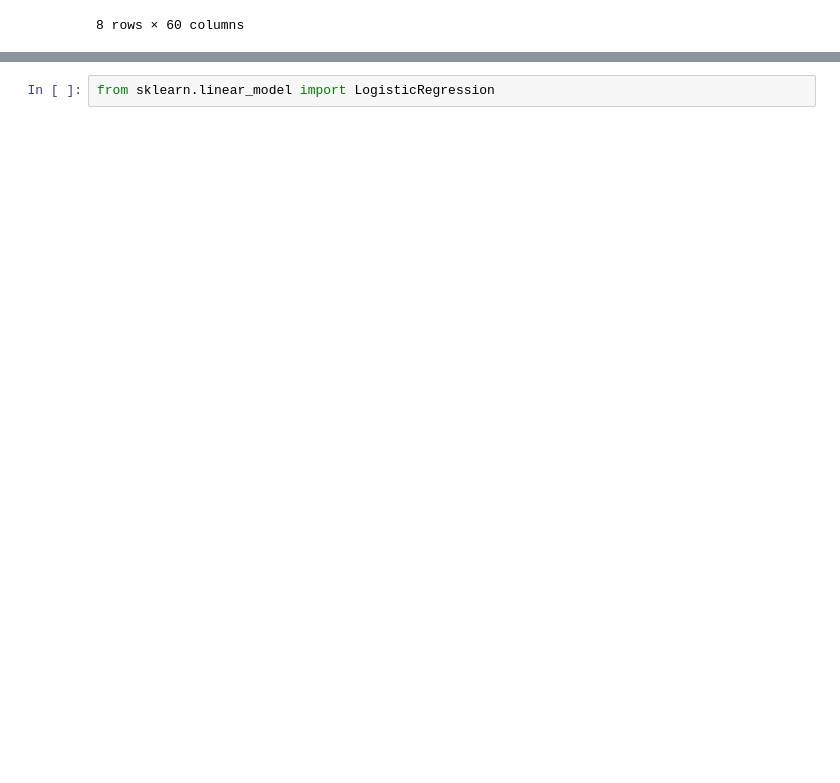
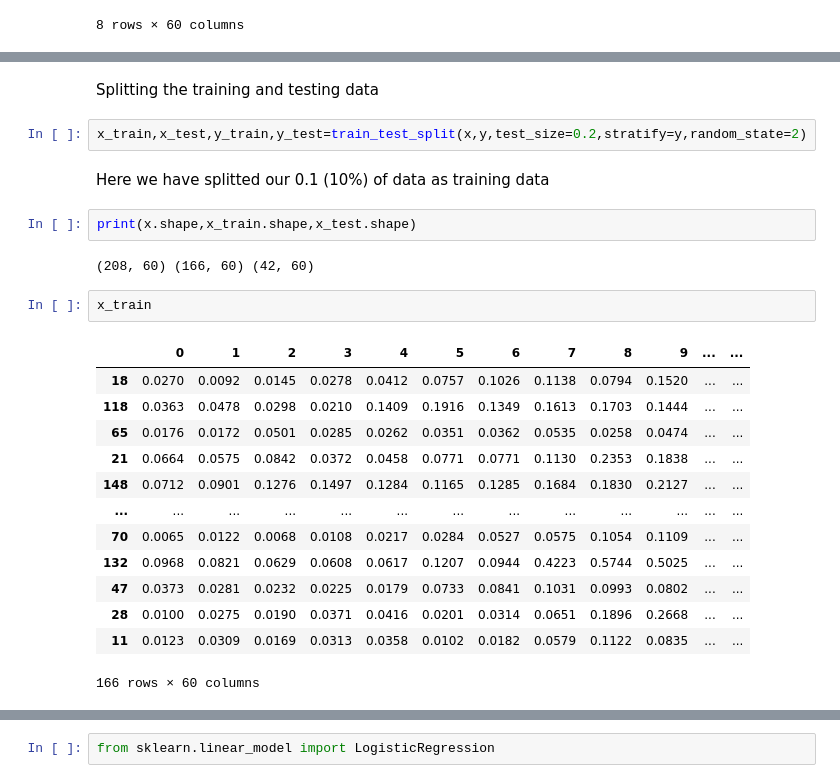
Before and after one commit to Aalekh012/Machine-Learning-Projects, a Jupyter notebook: code.ipynb, the cells around one changed output, grey strips where cells are left out. Drawn from its saved outputs; the diff is of its cells as text; blank space fills up the shorter version.

```diff
--- a/code.ipynb
+++ b/code.ipynb
@@ -42,0 +94,26 @@ df.describe() #it tells us the statistical measures of the data
+# %% [markdown]
+Splitting the training and testing data
+# %%
+x_train,x_test,y_train,y_test=train_test_split(x,y,test_size=0.2,stratify=y,random_state=2)
+# %% [markdown]
+Here we have splitted our 0.1 (10%) of data as training data
+# %%
+print(x.shape,x_train.shape,x_test.shape)
+# %% [output]
+(208, 60) (166, 60) (42, 60)
+# %%
+x_train
+# %% [output]
+|  | 0 | 1 | 2 | 3 | 4 | 5 | 6 | 7 | 8 | 9 | ... | ... |
+| 18 | 0.0270 | 0.0092 | 0.0145 | 0.0278 | 0.0412 | 0.0757 | 0.1026 | 0.1138 | 0.0794 | 0.1520 | ... | ... |
+| 118 | 0.0363 | 0.0478 | 0.0298 | 0.0210 | 0.1409 | 0.1916 | 0.1349 | 0.1613 | 0.1703 | 0.1444 | ... | ... |
+| 65 | 0.0176 | 0.0172 | 0.0501 | 0.0285 | 0.0262 | 0.0351 | 0.0362 | 0.0535 | 0.0258 | 0.0474 | ... | ... |
+| 21 | 0.0664 | 0.0575 | 0.0842 | 0.0372 | 0.0458 | 0.0771 | 0.0771 | 0.1130 | 0.2353 | 0.1838 | ... | ... |
+| 148 | 0.0712 | 0.0901 | 0.1276 | 0.1497 | 0.1284 | 0.1165 | 0.1285 | 0.1684 | 0.1830 | 0.2127 | ... | ... |
+| ... | ... | ... | ... | ... | ... | ... | ... | ... | ... | ... | ... | ... |
+| 70 | 0.0065 | 0.0122 | 0.0068 | 0.0108 | 0.0217 | 0.0284 | 0.0527 | 0.0575 | 0.1054 | 0.1109 | ... | ... |
+| 132 | 0.0968 | 0.0821 | 0.0629 | 0.0608 | 0.0617 | 0.1207 | 0.0944 | 0.4223 | 0.5744 | 0.5025 | ... | ... |
+| 47 | 0.0373 | 0.0281 | 0.0232 | 0.0225 | 0.0179 | 0.0733 | 0.0841 | 0.1031 | 0.0993 | 0.0802 | ... | ... |
+| 28 | 0.0100 | 0.0275 | 0.0190 | 0.0371 | 0.0416 | 0.0201 | 0.0314 | 0.0651 | 0.1896 | 0.2668 | ... | ... |
+| 11 | 0.0123 | 0.0309 | 0.0169 | 0.0313 | 0.0358 | 0.0102 | 0.0182 | 0.0579 | 0.1122 | 0.0835 | ... | ... |
+166 rows × 60 columns
```
Also changed, not shown: parts of 23 cells of this notebook.
